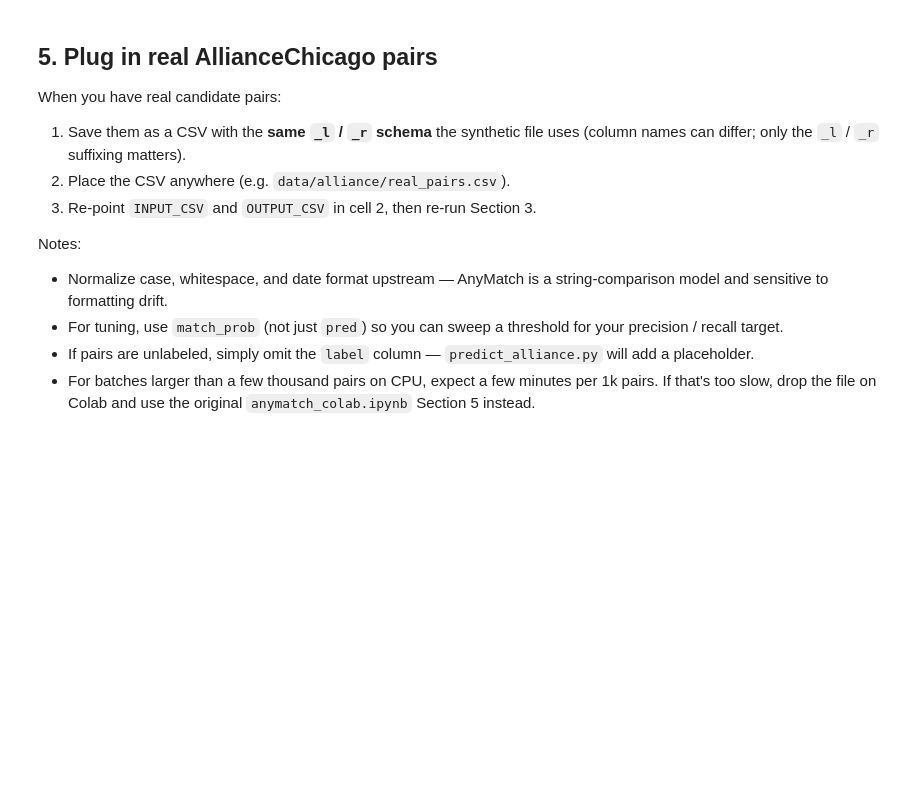
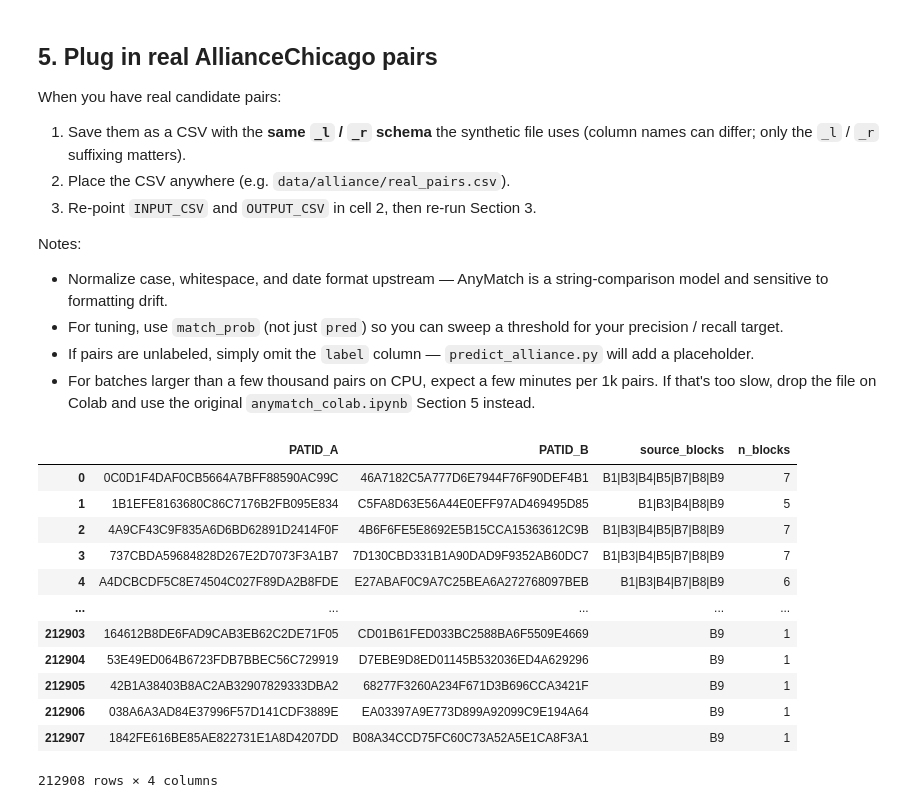
Before and after one commit to MiguelRocaGarcia/AnyMatch, a Jupyter notebook: anymatch_inference.ipynb, the cells around one changed output. Drawn from its saved outputs; the diff is of its cells as text; code cells hidden in the pictures; blank space fills up the shorter version.

```diff
--- a/anymatch_inference.ipynb
+++ b/anymatch_inference.ipynb
@@ -202,3 +202,22 @@ Notes:
 - For tuning, use `match_prob` (not just `pred`) so you can sweep a threshold for your precision / recall target.
 - If pairs are unlabeled, simply omit the `label` column — `predict_alliance.py` will add a placeholder.
 - For batches larger than a few thousand pairs on CPU, expect a few minutes per 1k pairs. If that's too slow, drop the file on Colab and use the original `anymatch_colab.ipynb` Section 5 instead.
+# %%
+import pandas as pd
+df = pd.read_parquet('data/alliance/candidate_pairs_v1_20260521_035346.parquet')
+# %%
+df
+# %% [output]
+|  | PATID_A | PATID_B | source_blocks | n_blocks |
+| 0 | 0C0D1F4DAF0CB5664A7BFF88590AC99C | 46A7182C5A777D6E7944F76F90DEF4B1 | B1|B3|B4|B5|B7|B8|B9 | 7 |
+| 1 | 1B1EFE8163680C86C7176B2FB095E834 | C5FA8D63E56A44E0EFF97AD469495D85 | B1|B3|B4|B8|B9 | 5 |
+| 2 | 4A9CF43C9F835A6D6BD62891D2414F0F | 4B6F6FE5E8692E5B15CCA15363612C9B | B1|B3|B4|B5|B7|B8|B9 | 7 |
+| 3 | 737CBDA59684828D267E2D7073F3A1B7 | 7D130CBD331B1A90DAD9F9352AB60DC7 | B1|B3|B4|B5|B7|B8|B9 | 7 |
+| 4 | A4DCBCDF5C8E74504C027F89DA2B8FDE | E27ABAF0C9A7C25BEA6A272768097BEB | B1|B3|B4|B7|B8|B9 | 6 |
+| ... | ... | ... | ... | ... |
+| 212903 | 164612B8DE6FAD9CAB3EB62C2DE71F05 | CD01B61FED033BC2588BA6F5509E4669 | B9 | 1 |
+| 212904 | 53E49ED064B6723FDB7BBEC56C729919 | D7EBE9D8ED01145B532036ED4A629296 | B9 | 1 |
+| 212905 | 42B1A38403B8AC2AB32907829333DBA2 | 68277F3260A234F671D3B696CCA3421F | B9 | 1 |
+| 212906 | 038A6A3AD84E37996F57D141CDF3889E | EA03397A9E773D899A92099C9E194A64 | B9 | 1 |
+| 212907 | 1842FE616BE85AE822731E1A8D4207DD | B08A34CCD75FC60C73A52A5E1CA8F3A1 | B9 | 1 |
+212908 rows × 4 columns
```
Also changed, not shown: 1 other file.
